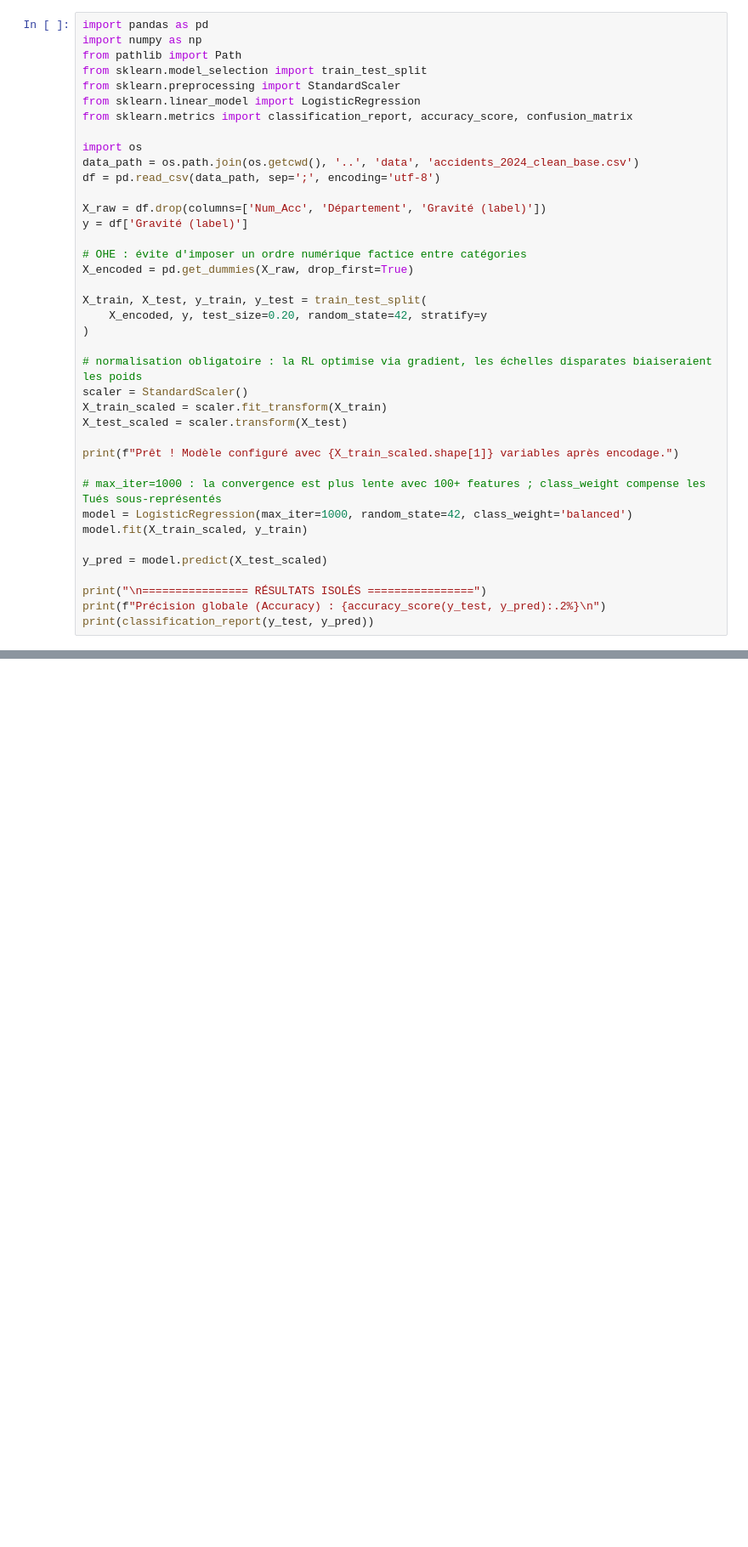
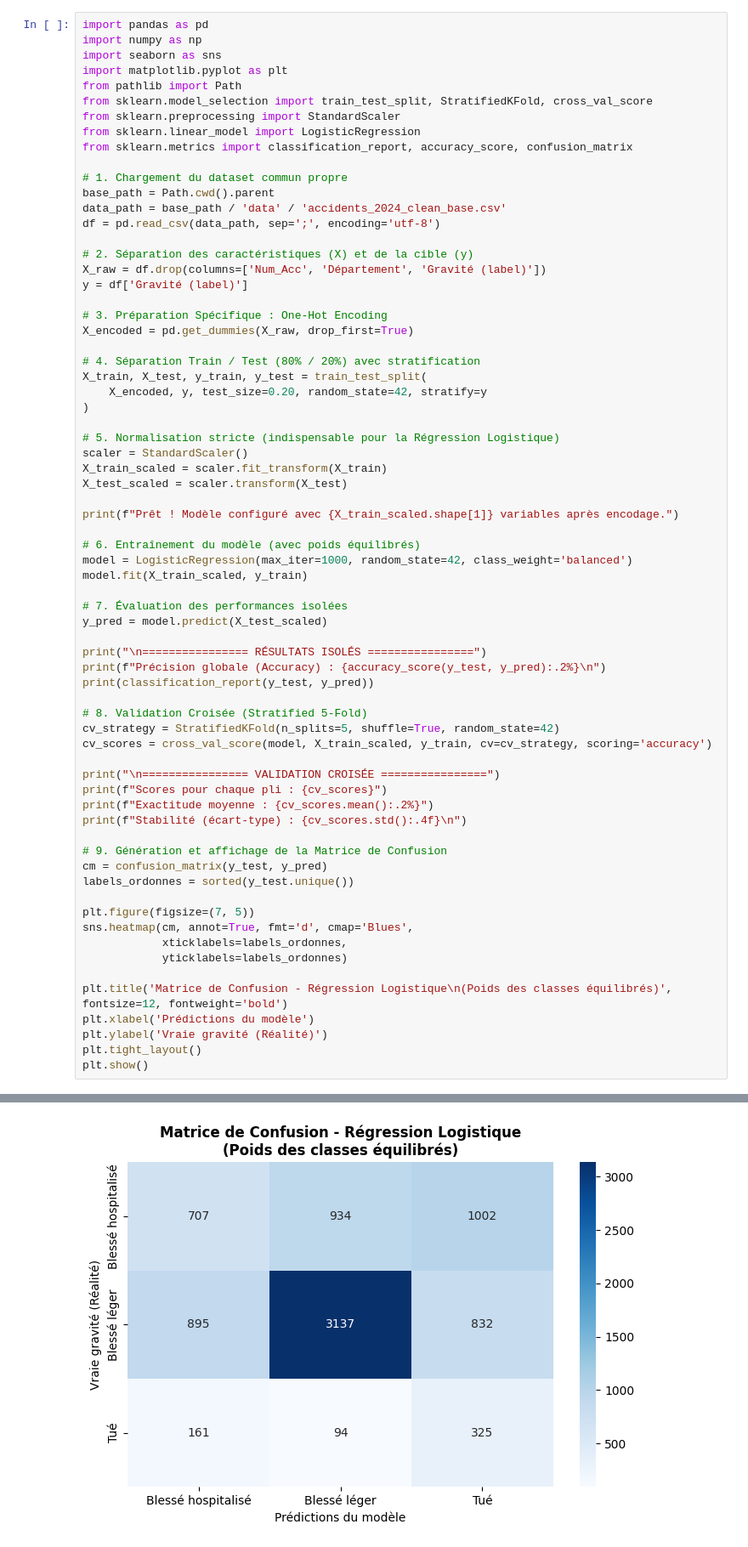
Before and after one commit to younesguehhoudi/ProjetData, a Jupyter notebook: notebooks/modelisation_regression_logistique.ipynb, the cells around one changed output, grey strips where cells are left out. Shown at 85% size. Drawn from its saved outputs; the diff is of its cells as text; blank space fills up the shorter version.

```diff
--- a/notebooks/modelisation_regression_logistique.ipynb
+++ b/notebooks/modelisation_regression_logistique.ipynb
@@ -1,40 +1,70 @@
 # %%
 import pandas as pd
 import numpy as np
+import seaborn as sns
+import matplotlib.pyplot as plt
 from pathlib import Path
-from sklearn.model_selection import train_test_split
+from sklearn.model_selection import train_test_split, StratifiedKFold, cross_val_score
 from sklearn.preprocessing import StandardScaler
 from sklearn.linear_model import LogisticRegression
 from sklearn.metrics import classification_report, accuracy_score, confusion_matrix
 
-import os
-data_path = os.path.join(os.getcwd(), '..', 'data', 'accidents_2024_clean_base.csv')
+# 1. Chargement du dataset commun propre
+base_path = Path.cwd().parent
+data_path = base_path / 'data' / 'accidents_2024_clean_base.csv'
 df = pd.read_csv(data_path, sep=';', encoding='utf-8')
 
+# 2. Séparation des caractéristiques (X) et de la cible (y)
 X_raw = df.drop(columns=['Num_Acc', 'Département', 'Gravité (label)'])
 y = df['Gravité (label)']
 
-# OHE : évite d'imposer un ordre numérique factice entre catégories
+# 3. Préparation Spécifique : One-Hot Encoding
 X_encoded = pd.get_dummies(X_raw, drop_first=True)
 
+# 4. Séparation Train / Test (80% / 20%) avec stratification
 X_train, X_test, y_train, y_test = train_test_split(
     X_encoded, y, test_size=0.20, random_state=42, stratify=y
 )
 
-# normalisation obligatoire : la RL optimise via gradient, les échelles disparates biaiseraient les poids
+# 5. Normalisation stricte (indispensable pour la Régression Logistique)
 scaler = StandardScaler()
 X_train_scaled = scaler.fit_transform(X_train)
 X_test_scaled = scaler.transform(X_test)
 
 print(f"Prêt ! Modèle configuré avec {X_train_scaled.shape[1]} variables après encodage.")
 
-# max_iter=1000 : la convergence est plus lente avec 100+ features ; class_weight compense les Tués sous-représentés
+# 6. Entraînement du modèle (avec poids équilibrés)
 model = LogisticRegression(max_iter=1000, random_state=42, class_weight='balanced')
 model.fit(X_train_scaled, y_train)
 
+# 7. Évaluation des performances isolées
 y_pred = model.predict(X_test_scaled)
 
 print("\n================ RÉSULTATS ISOLÉS ================")
 print(f"Précision globale (Accuracy) : {accuracy_score(y_test, y_pred):.2%}\n")
 print(classification_report(y_test, y_pred))
+
+# 8. Validation Croisée (Stratified 5-Fold)
+cv_strategy = StratifiedKFold(n_splits=5, shuffle=True, random_state=42)
+cv_scores = cross_val_score(model, X_train_scaled, y_train, cv=cv_strategy, scoring='accuracy')
+
+print("\n================ VALIDATION CROISÉE ================")
+print(f"Scores pour chaque pli : {cv_scores}")
+print(f"Exactitude moyenne : {cv_scores.mean():.2%}")
+print(f"Stabilité (écart-type) : {cv_scores.std():.4f}\n")
+
+# 9. Génération et affichage de la Matrice de Confusion
+cm = confusion_matrix(y_test, y_pred)
+labels_ordonnes = sorted(y_test.unique())
+
+plt.figure(figsize=(7, 5))
+sns.heatmap(cm, annot=True, fmt='d', cmap='Blues',
+            xticklabels=labels_ordonnes,
+            yticklabels=labels_ordonnes)
+
+plt.title('Matrice de Confusion - Régression Logistique\n(Poids des classes équilibrés)', fontsize=12, fontweight='bold')
+plt.xlabel('Prédictions du modèle')
+plt.ylabel('Vraie gravité (Réalité)')
+plt.tight_layout()
+plt.show()
 # %% [output]
@@ -41,0 +91 @@ NameError: name '__file__' is not defined
+[figure, added]
```
Also changed, not shown: parts of 5 cells of this notebook, 17 other files.
